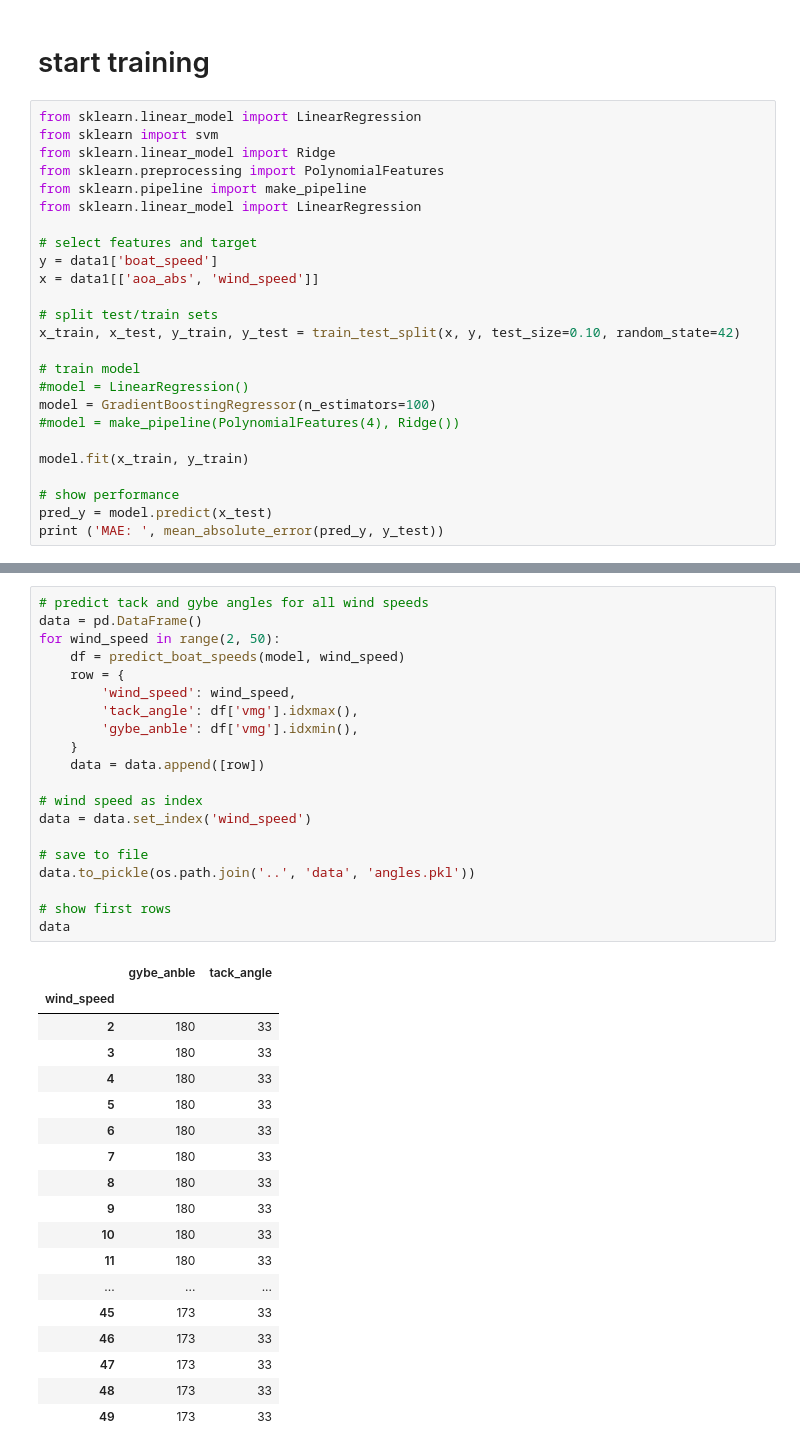
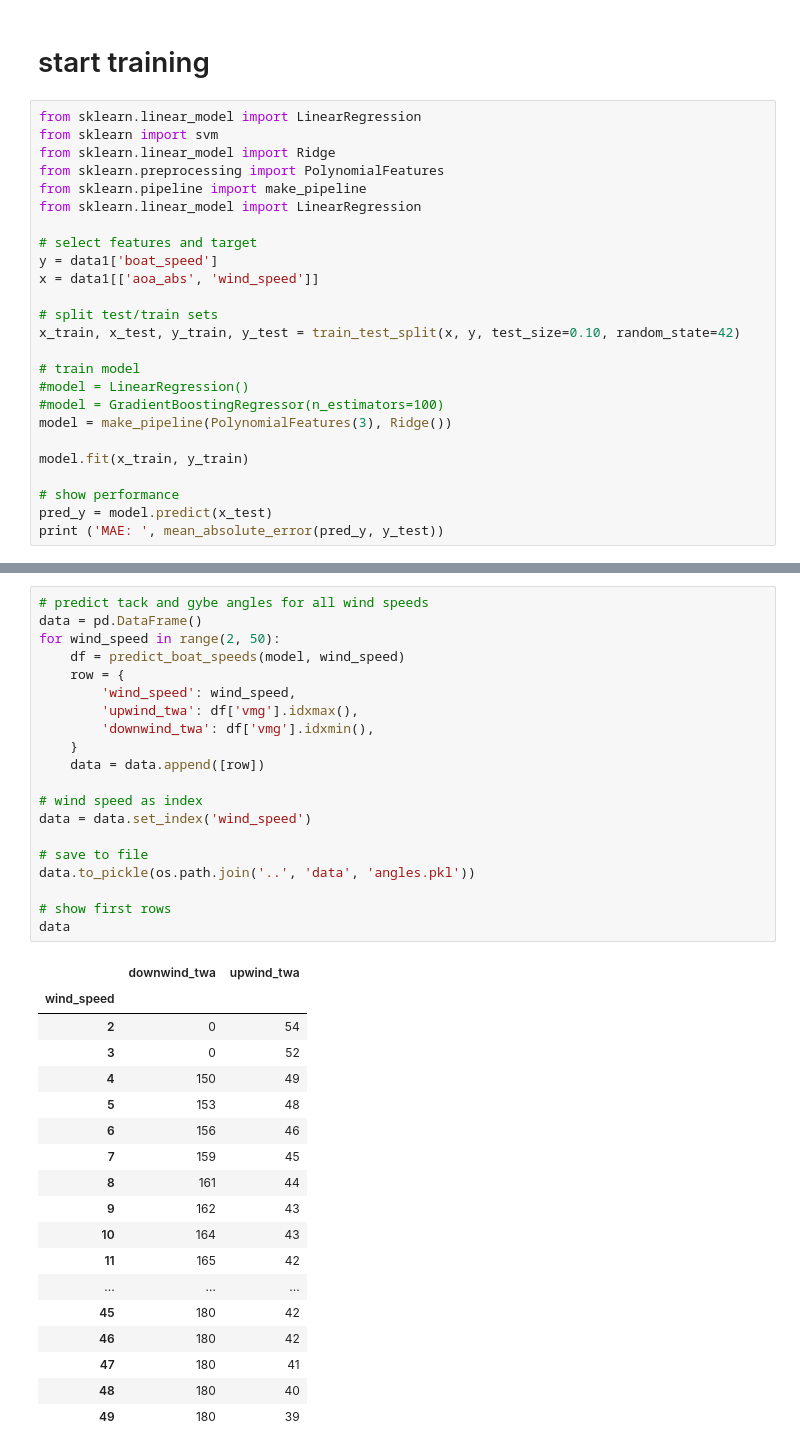
Before and after one commit to wouterdewinter/ai-captain, a Jupyter notebook: notebooks/polar-solution.ipynb, the cells around one changed output, grey strips where cells are left out. Saved outputs shown, nothing was run; the diff lists cells and outputs as text.

```diff
--- a/notebooks/polar-solution.ipynb
+++ b/notebooks/polar-solution.ipynb
@@ -84,8 +84,8 @@ x_train, x_test, y_train, y_test = train_test_split(x, y, test_size=0.10, random
 
 # train model
 #model = LinearRegression()
-model = GradientBoostingRegressor(n_estimators=100)
-#model = make_pipeline(PolynomialFeatures(4), Ridge())
+#model = GradientBoostingRegressor(n_estimators=100)
+model = make_pipeline(PolynomialFeatures(3), Ridge())
 
 model.fit(x_train, y_train)
 
@@ -135,39 +138,39 @@ plt.show()
 # %%
 # predict tack and gybe angles for all wind speeds
 data = pd.DataFrame()
 for wind_speed in range(2, 50):
     df = predict_boat_speeds(model, wind_speed)
     row = {
         'wind_speed': wind_speed,
-        'tack_angle': df['vmg'].idxmax(),
-        'gybe_anble': df['vmg'].idxmin(),
+        'upwind_twa': df['vmg'].idxmax(),
+        'downwind_twa': df['vmg'].idxmin(),
     }
     data = data.append([row])
 
 # wind speed as index
 data = data.set_index('wind_speed')
 
 # save to file
 data.to_pickle(os.path.join('..', 'data', 'angles.pkl'))
 
 # show first rows
 data
 # %% [output]
-|  | gybe_anble | tack_angle |
+|  | downwind_twa | upwind_twa |
 | wind_speed |  |  |
-| 2 | 180 | 33 |
-| 3 | 180 | 33 |
-| 4 | 180 | 33 |
-| 5 | 180 | 33 |
-| 6 | 180 | 33 |
-| 7 | 180 | 33 |
-| 8 | 180 | 33 |
-| 9 | 180 | 33 |
-| 10 | 180 | 33 |
-| 11 | 180 | 33 |
+| 2 | 0 | 54 |
+| 3 | 0 | 52 |
+| 4 | 150 | 49 |
+| 5 | 153 | 48 |
+| 6 | 156 | 46 |
+| 7 | 159 | 45 |
+| 8 | 161 | 44 |
+| 9 | 162 | 43 |
+| 10 | 164 | 43 |
+| 11 | 165 | 42 |
 | ... | ... | ... |
-| 45 | 173 | 33 |
-| 46 | 173 | 33 |
-| 47 | 173 | 33 |
-| 48 | 173 | 33 |
-| 49 | 173 | 33 |
+| 45 | 180 | 42 |
+| 46 | 180 | 42 |
+| 47 | 180 | 41 |
+| 48 | 180 | 40 |
+| 49 | 180 | 39 |
```
Also changed, not shown: parts of 3 cells of this notebook, 3 other files.
